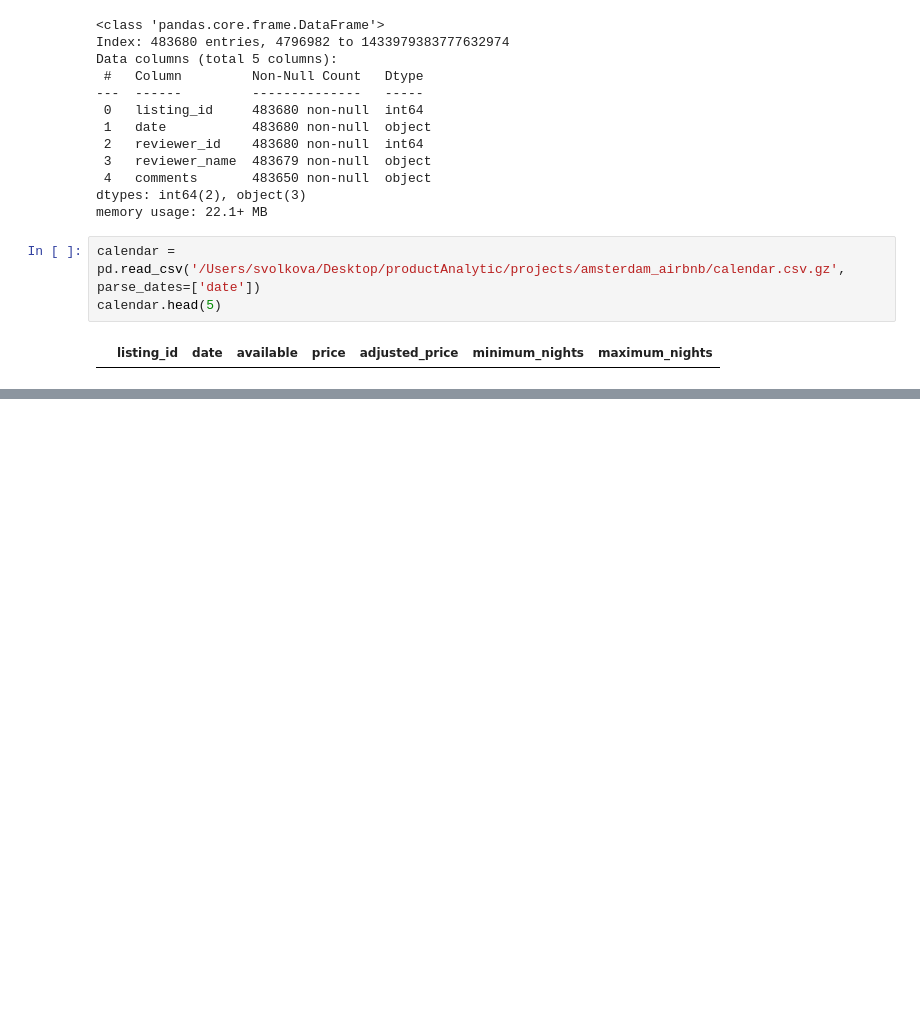
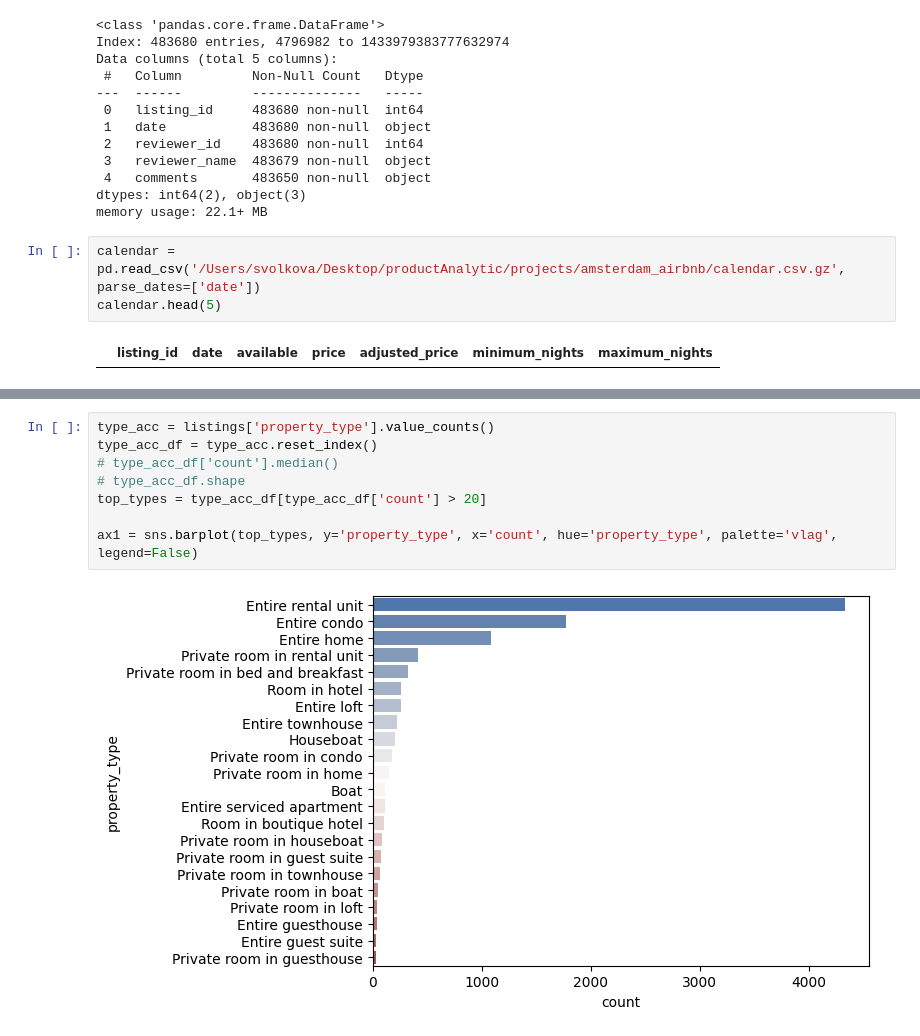
Before and after one commit to SabinaVolkova/amsterdam_airbnb, a Jupyter notebook: analysis.ipynb, the cells around one changed output, grey strips where cells are left out. Cells and saved outputs as stored; diff of their text form; blank space fills up the shorter version.

```diff
--- a/analysis.ipynb
+++ b/analysis.ipynb
@@ -94,0 +177,10 @@ calendar.head(5)
+# %%
+type_acc = listings['property_type'].value_counts()
+type_acc_df = type_acc.reset_index()
+# type_acc_df['count'].median()
+# type_acc_df.shape
+top_types = type_acc_df[type_acc_df['count'] > 20]
+
+ax1 = sns.barplot(top_types, y='property_type', x='count', hue='property_type', palette='vlag', legend=False)
+# %% [output]
+[figure, added]
```
Also changed, not shown: parts of 10 cells of this notebook.
